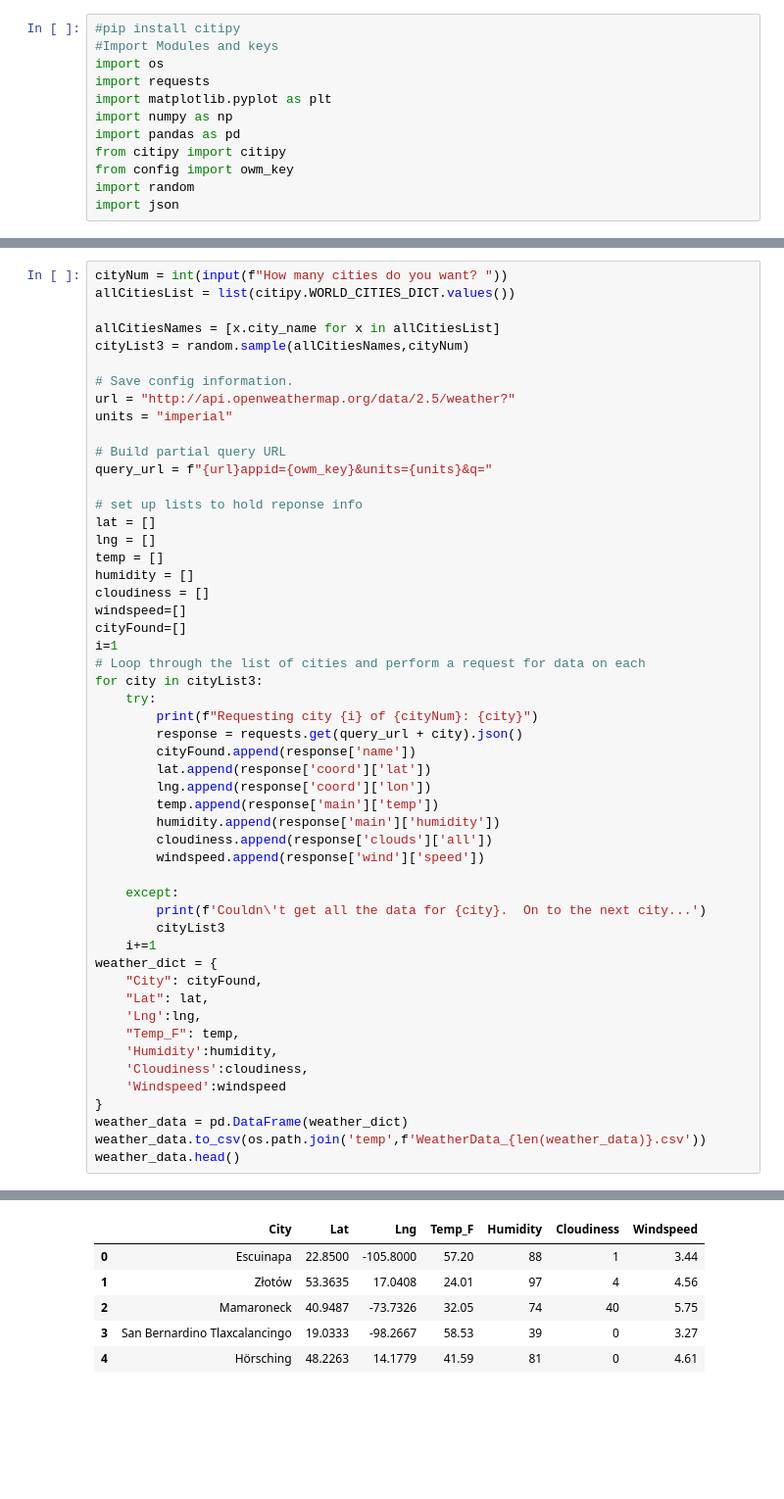
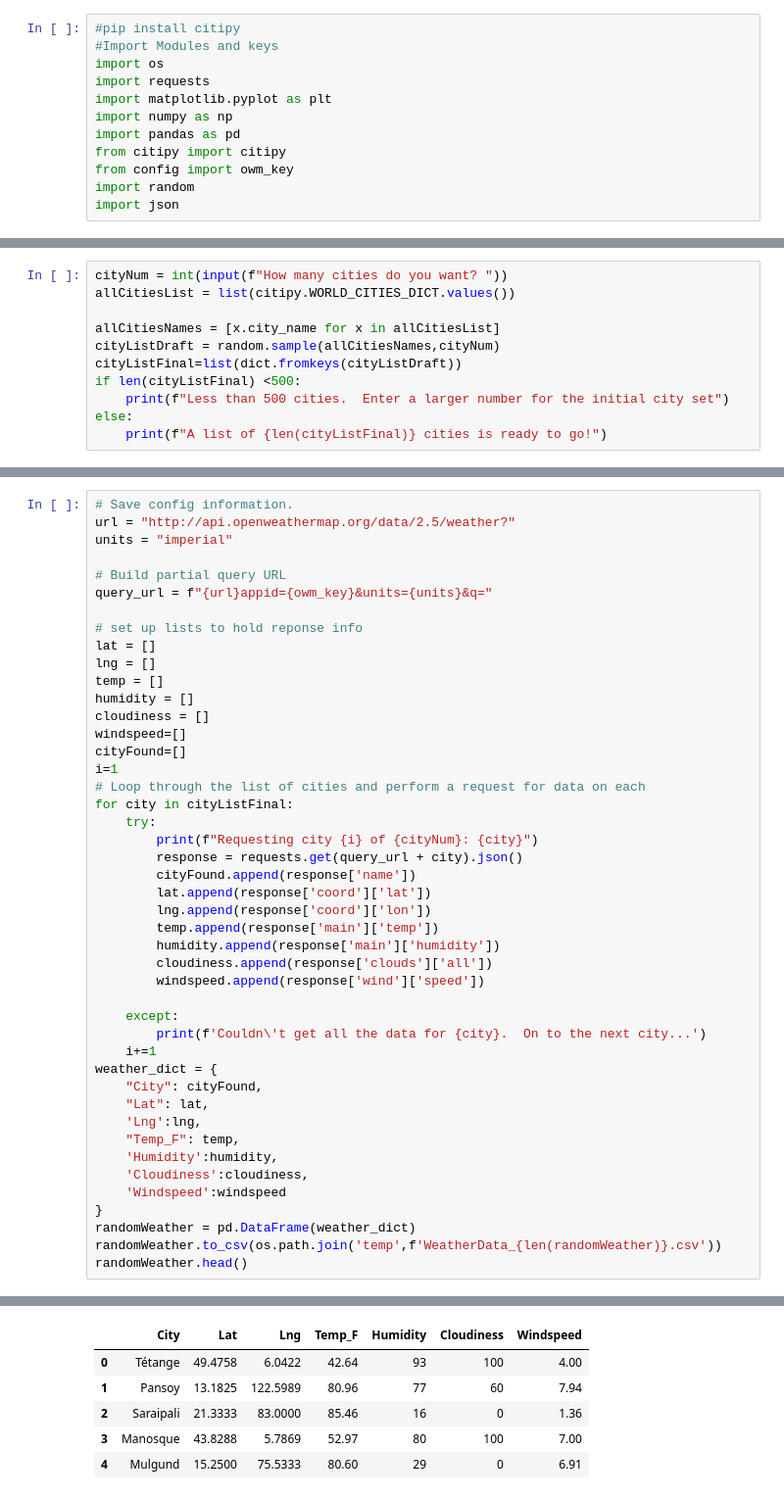
Before and after one commit to ritiktonger/weather-app, a Jupyter notebook: WeatherPy/WeatherPy.ipynb, the cells around one changed output, grey strips where cells are left out. Shown: that part at 98% size. Drawn from its saved outputs; the diff is of its cells as text; blank space fills up the shorter version.

```diff
--- a/WeatherPy/WeatherPy.ipynb
+++ b/WeatherPy/WeatherPy.ipynb
@@ -51,0 +13,11 @@ cities_clean
+# %%
+cityNum = int(input(f"How many cities do you want? "))
+allCitiesList = list(citipy.WORLD_CITIES_DICT.values())
+
+allCitiesNames = [x.city_name for x in allCitiesList]
+cityListDraft = random.sample(allCitiesNames,cityNum)
+cityListFinal=list(dict.fromkeys(cityListDraft))
+if len(cityListFinal) <500:
+    print(f"Less than 500 cities.  Enter a larger number for the initial city set")
+else:
+    print(f"A list of {len(cityListFinal)} cities is ready to go!")
@@ -52,10 +27,4 @@ cities_clean
 # %%
-cityNum = int(input(f"How many cities do you want? "))
-allCitiesList = list(citipy.WORLD_CITIES_DICT.values())
-
-allCitiesNames = [x.city_name for x in allCitiesList]
-cityList3 = random.sample(allCitiesNames,cityNum)
-
 # Save config information.
 url = "http://api.openweathermap.org/data/2.5/weather?"
 units = "imperial"
@@ -73,7 +42,7 @@ windspeed=[]
 cityFound=[]
 i=1
 # Loop through the list of cities and perform a request for data on each
-for city in cityList3:
+for city in cityListFinal:
     try:
         print(f"Requesting city {i} of {cityNum}: {city}")
         response = requests.get(query_url + city).json()
@@ -87,7 +56,6 @@ for city in cityList3:
 
     except:
         print(f'Couldn\'t get all the data for {city}.  On to the next city...')
-        cityList3
     i+=1
 weather_dict = {
     "City": cityFound,
@@ -98,7 +66,7 @@ weather_dict = {
     'Cloudiness':cloudiness,
     'Windspeed':windspeed
 }
-weather_data = pd.DataFrame(weather_dict)
-weather_data.to_csv(os.path.join('temp',f'WeatherData_{len(weather_data)}.csv'))
-weather_data.head()
+randomWeather = pd.DataFrame(weather_dict)
+randomWeather.to_csv(os.path.join('temp',f'WeatherData_{len(randomWeather)}.csv'))
+randomWeather.head()
 # %% [output]
@@ -122,6 +90,6 @@ Requesting city 750 of 750: komarno
 |  | City | Lat | Lng | Temp_F | Humidity | Cloudiness | Windspeed |
-| 0 | Escuinapa | 22.8500 | -105.8000 | 57.20 | 88 | 1 | 3.44 |
-| 1 | Złotów | 53.3635 | 17.0408 | 24.01 | 97 | 4 | 4.56 |
-| 2 | Mamaroneck | 40.9487 | -73.7326 | 32.05 | 74 | 40 | 5.75 |
-| 3 | San Bernardino Tlaxcalancingo | 19.0333 | -98.2667 | 58.53 | 39 | 0 | 3.27 |
-| 4 | Hörsching | 48.2263 | 14.1779 | 41.59 | 81 | 0 | 4.61 |
+| 0 | Tétange | 49.4758 | 6.0422 | 42.64 | 93 | 100 | 4.00 |
+| 1 | Pansoy | 13.1825 | 122.5989 | 80.96 | 77 | 60 | 7.94 |
+| 2 | Saraipali | 21.3333 | 83.0000 | 85.46 | 16 | 0 | 1.36 |
+| 3 | Manosque | 43.8288 | 5.7869 | 52.97 | 80 | 100 | 7.00 |
+| 4 | Mulgund | 15.2500 | 75.5333 | 80.60 | 29 | 0 | 6.91 |
```
Also changed, not shown: parts of 11 cells of this notebook, 2 other files.
